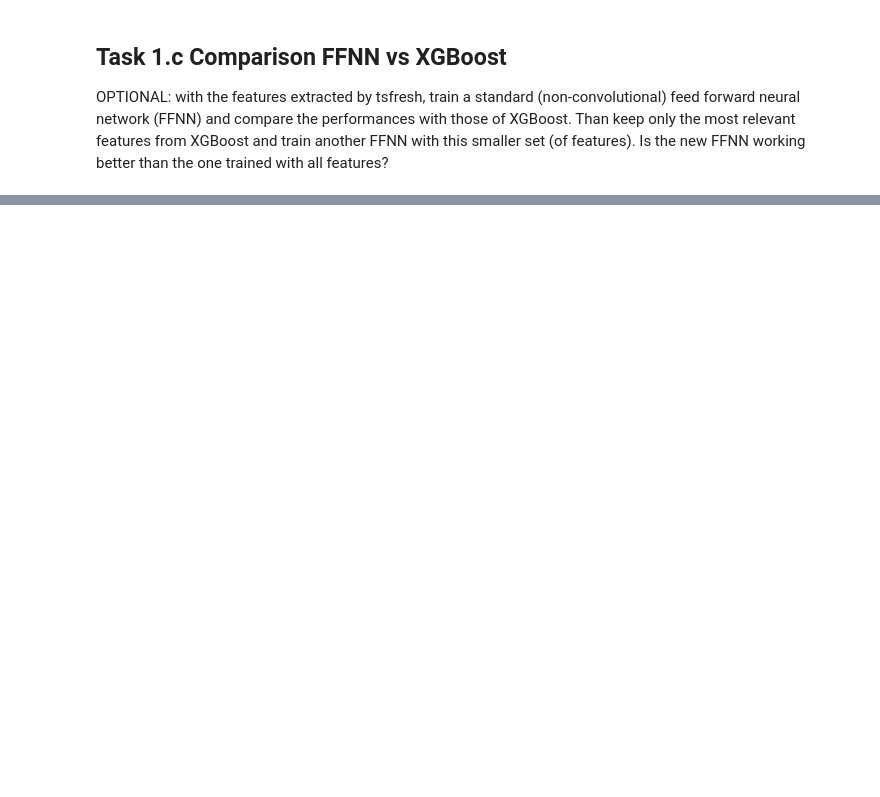
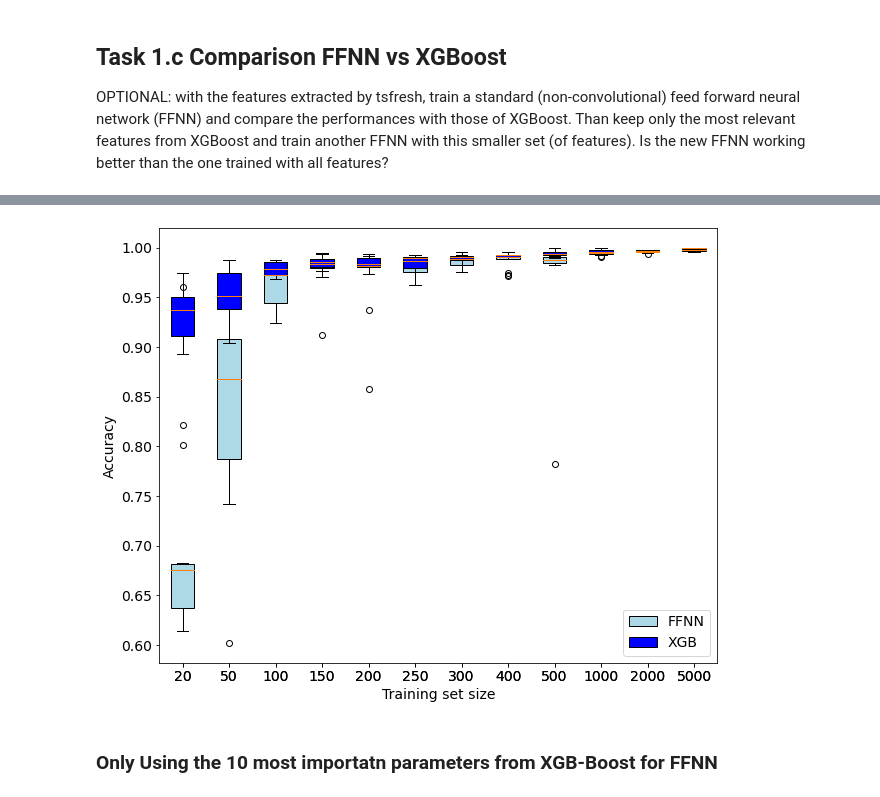
Before and after one commit to emabaci/LCP-mod.-B, a Jupyter notebook: task_4/exercise4.ipynb, the cells around one changed output, grey strips where cells are left out. Cells and saved outputs as stored; diff of their text form; code cells hidden in the pictures; blank space fills up the shorter version.

```diff
--- a/task_4/exercise4.ipynb
+++ b/task_4/exercise4.ipynb
@@ -645,21 +591,0 @@ plt.show()
-# %%
-fig,axs = plt.subplots(1,1,figsize = (10,8))
-
-box_CNN = axs.boxplot(accuracy_scores_CNN,
-    labels = Ns,
-    patch_artist= True,
-    )
-for patch in box_CNN['boxes']:
-    patch.set_facecolor("lightblue")
-
-box_XGB = axs.boxplot(accuracy_scores_XGB,
-    labels = Ns,
-    patch_artist= True,
-    )
-for patch in box_XGB['boxes']:
-    patch.set_facecolor("blue")
-
-axs.set_xlabel('Training set size')
-axs.set_ylabel('Accuracy')
-axs.legend([box_CNN["boxes"][0], box_XGB["boxes"][0]], ['CNN', 'XGB'], loc = 'best' )
-plt.show()
@@ -1083,0 +733,26 @@ display.HTML(anim.to_jshtml())
+# %%
+
+fig,axs = plt.subplots(1,1,figsize = (10,8))
+
+box_FFNN = axs.boxplot(accuracy_scores_FFNN,
+    labels = Ns,
+    patch_artist= True,
+    )
+for patch in box_FFNN['boxes']:
+    patch.set_facecolor("lightblue")
+
+box_XGB = axs.boxplot(accuracy_scores_XGB,
+    labels = Ns,
+    patch_artist= True,
+    )
+for patch in box_XGB['boxes']:
+    patch.set_facecolor("blue")
+
+axs.set_xlabel('Training set size')
+axs.set_ylabel('Accuracy')
+axs.legend([box_FFNN["boxes"][0], box_XGB["boxes"][0]], ['FFNN', 'XGB'], loc = 'best' )
+plt.show()
+# %% [output]
+[figure, added]
+# %% [markdown]
+### Only Using the 10 most importatn parameters from XGB-Boost for FFNN
```
Also changed, not shown: parts of 47 cells of this notebook.
